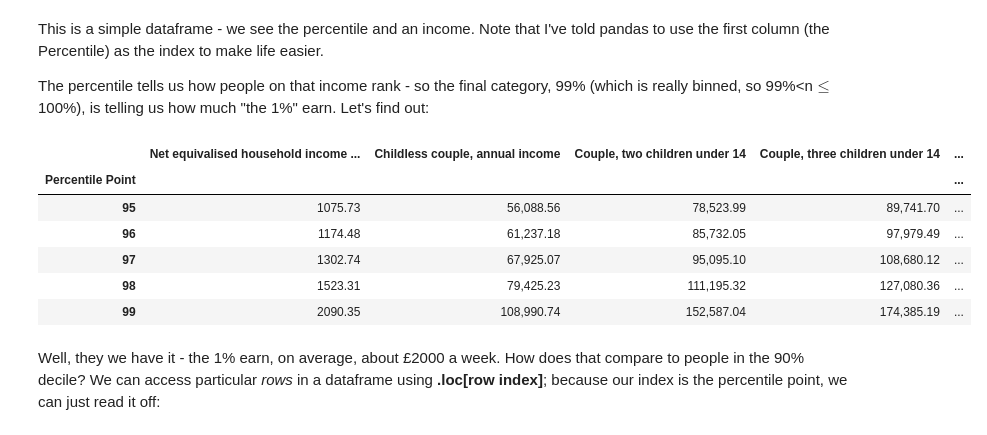
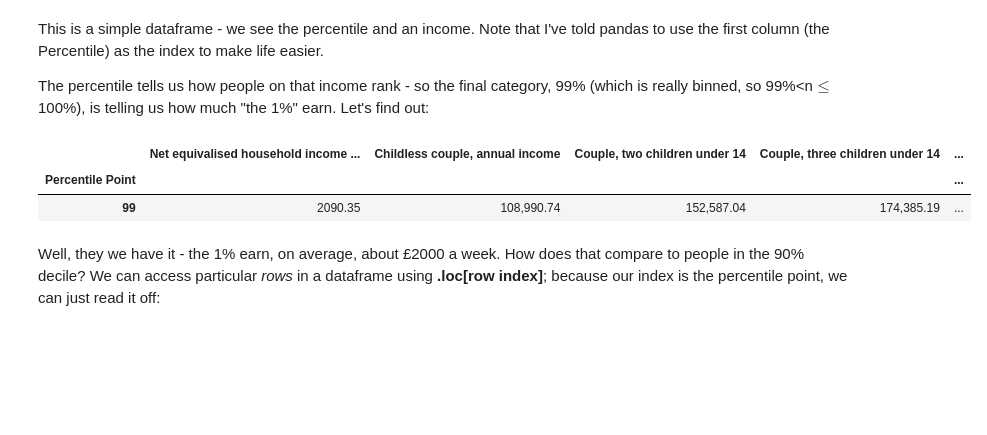
Before and after one commit to haruhiysd/QM2, a Jupyter notebook: notebooks/W02. Pandas.ipynb, the cells around one changed output. Drawn from its saved outputs; the diff is of its cells as text; code cells hidden in the pictures; blank space fills up the shorter version.

```diff
--- a/notebooks/W02. Pandas.ipynb
+++ b/notebooks/W02. Pandas.ipynb
@@ -73,14 +68,10 @@ This is a simple dataframe - we see the percentile and an income. Note that I've
 
 The percentile tells us how people on that income rank - so the final category, 99% (which is really binned, so 99%<n$\leq$ 100%), is telling us how much "the 1%" earn. Let's find out:
 # %%
-income.tail()
+income.tail(1)
 # %% [output]
 |  | Net equivalised household income ... | Childless couple, annual income | Couple, two children under 14 | Couple, three children under 14 | ... |
 | Percentile Point |  |  |  |  | ... |
-| 95 | 1075.73 | 56,088.56 | 78,523.99 | 89,741.70 | ... |
-| 96 | 1174.48 | 61,237.18 | 85,732.05 | 97,979.49 | ... |
-| 97 | 1302.74 | 67,925.07 | 95,095.10 | 108,680.12 | ... |
-| 98 | 1523.31 | 79,425.23 | 111,195.32 | 127,080.36 | ... |
 | 99 | 2090.35 | 108,990.74 | 152,587.04 | 174,385.19 | ... |
 # %% [markdown]
 Well, they we have it - the 1% earn, on average, about £2000 a week. How does that compare to people in the 90% decile? We can access particular *rows* in a dataframe using **.loc[row index]**; because our index is the percentile point, we can just read it off:
```
Also changed, not shown: parts of 6 cells of this notebook.
